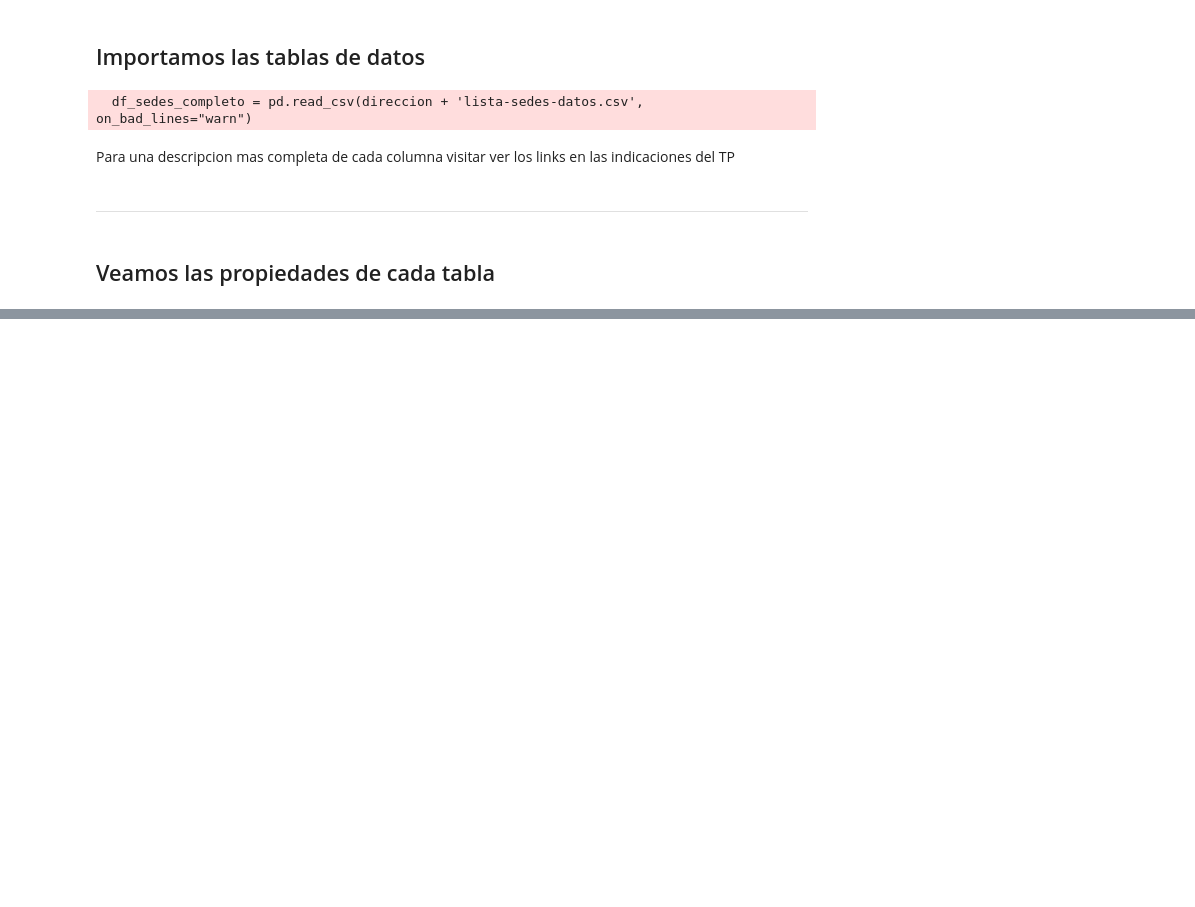
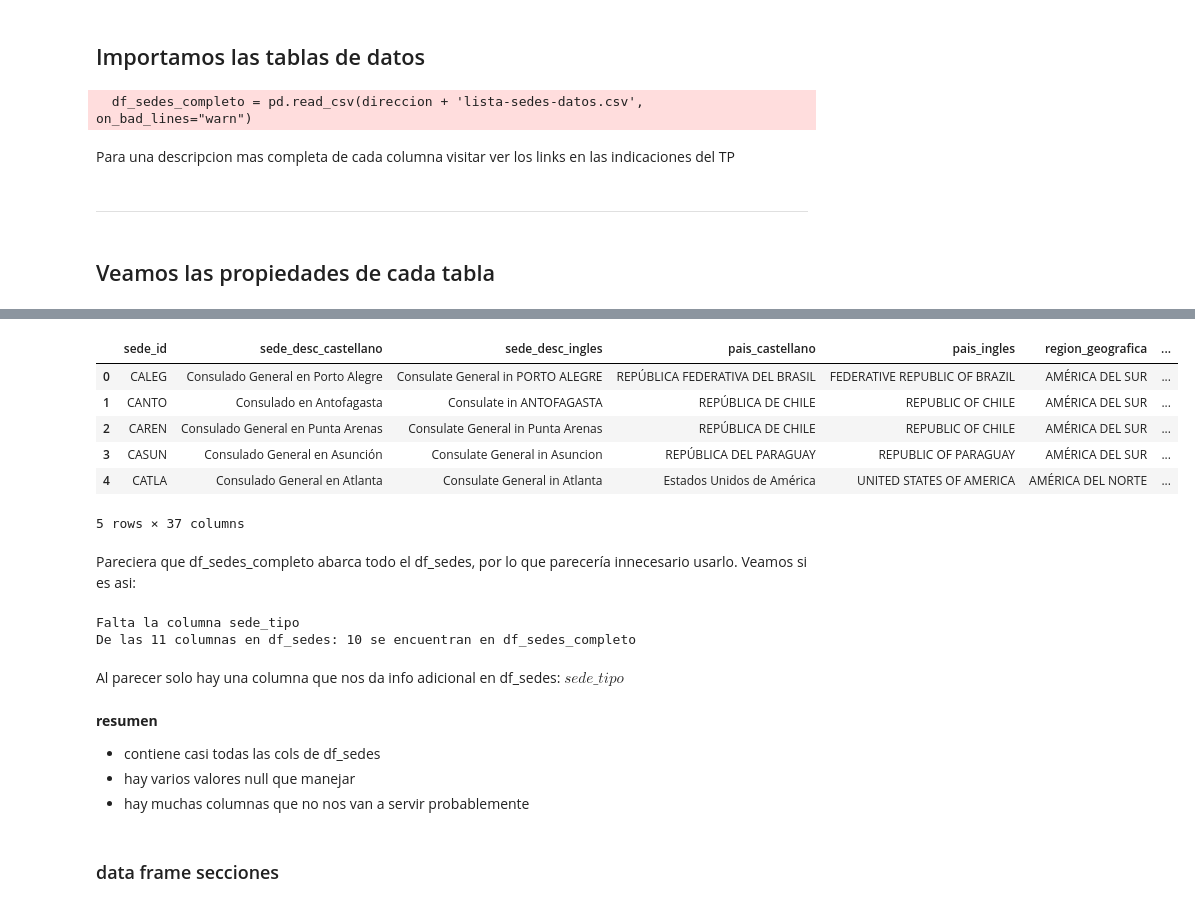
Before and after one commit to Empromptu/Inversion-extranjera-en-Argentina, a Jupyter notebook: notas.ipynb, the cells around one changed output, grey strips where cells are left out. Drawn from its saved outputs; the diff is of its cells as text; code cells hidden in the pictures; blank space fills up the shorter version.

```diff
--- a/notas.ipynb
+++ b/notas.ipynb
@@ -26,0 +86,33 @@ Para una descripcion mas completa de cada columna visitar ver los links en las i
+# %%
+df_sedes_completo.head()
+# %% [output]
+|  | sede_id | sede_desc_castellano | sede_desc_ingles | pais_castellano | pais_ingles | region_geografica | ... |
+| 0 | CALEG | Consulado General en Porto Alegre | Consulate General in PORTO ALEGRE | REPÚBLICA FEDERATIVA DEL BRASIL | FEDERATIVE REPUBLIC OF BRAZIL | AMÉRICA DEL SUR | ... |
+| 1 | CANTO | Consulado en Antofagasta | Consulate in ANTOFAGASTA | REPÚBLICA DE CHILE | REPUBLIC OF CHILE | AMÉRICA DEL SUR | ... |
+| 2 | CAREN | Consulado General en Punta Arenas | Consulate General in Punta Arenas | REPÚBLICA DE CHILE | REPUBLIC OF CHILE | AMÉRICA DEL SUR | ... |
+| 3 | CASUN | Consulado General en Asunción | Consulate General in Asuncion | REPÚBLICA DEL PARAGUAY | REPUBLIC OF PARAGUAY | AMÉRICA DEL SUR | ... |
+| 4 | CATLA | Consulado General en Atlanta | Consulate General in Atlanta | Estados Unidos de América | UNITED STATES OF AMERICA | AMÉRICA DEL NORTE | ... |
+5 rows × 37 columns
+# %% [markdown]
+Pareciera que df_sedes_completo abarca todo el df_sedes, por lo que parecería innecesario usarlo. Veamos si es asi:
+# %%
+coincidencias = 0
+for columna in df_sedes.columns:
+    if columna not in df_sedes_completo:
+        print(f'Falta la columna {columna}')
+    else:
+        coincidencias += 1
+
+print(f"De las {len(df_sedes.columns)} columnas en df_sedes: {coincidencias} se encuentran en df_sedes_completo")
+# %% [output]
+Falta la columna sede_tipo
+De las 11 columnas en df_sedes: 10 se encuentran en df_sedes_completo
+# %% [markdown]
+Al parecer solo hay una columna que nos da info adicional en df_sedes: $sede\_tipo$
+# %% [markdown]
+**resumen**
+* contiene casi todas las cols de df_sedes
+* hay varios valores null que manejar
+* hay muchas columnas que no nos van a servir probablemente
+# %% [markdown]
+<h3>data frame secciones</h3>
```
Also changed, not shown: parts of 24 cells of this notebook.
